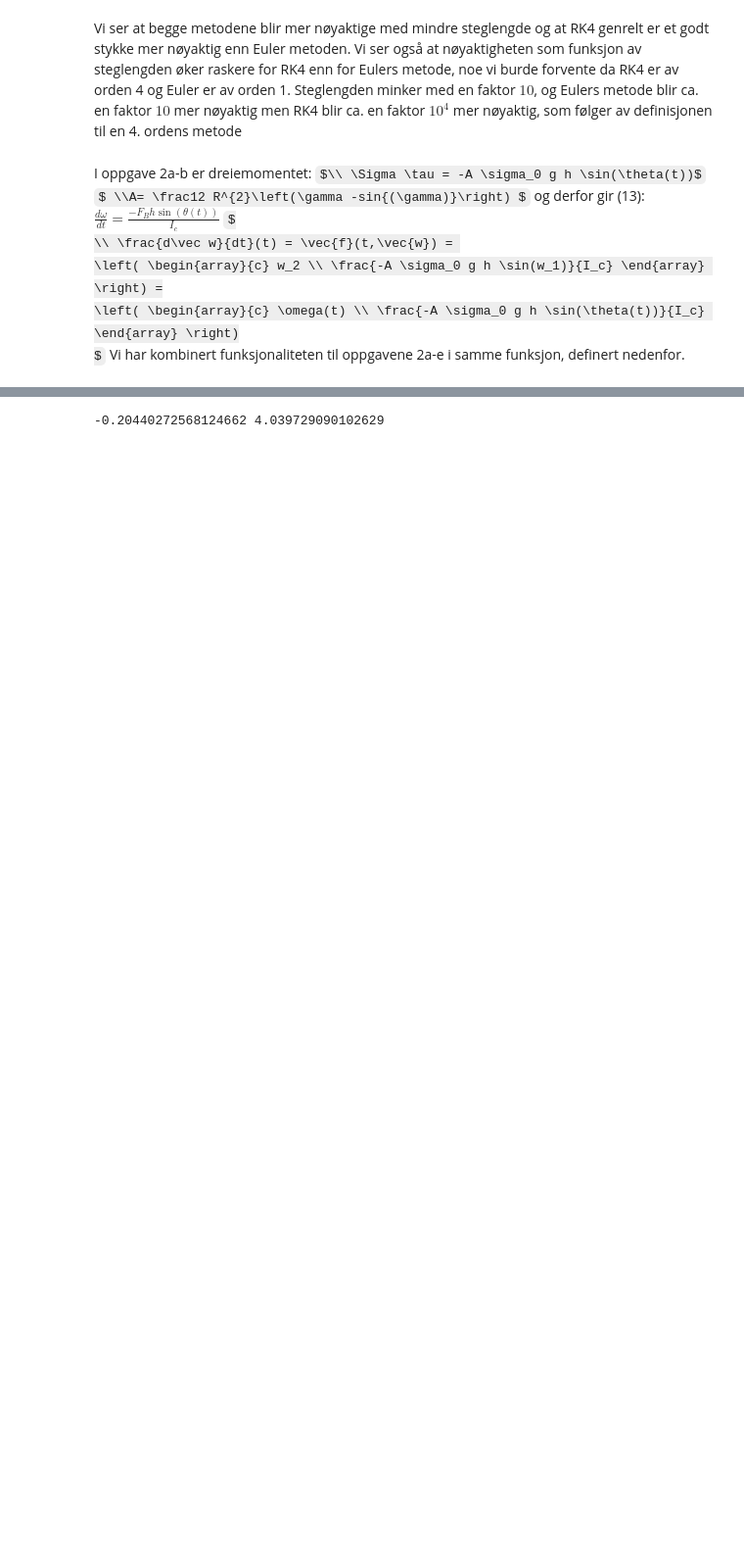
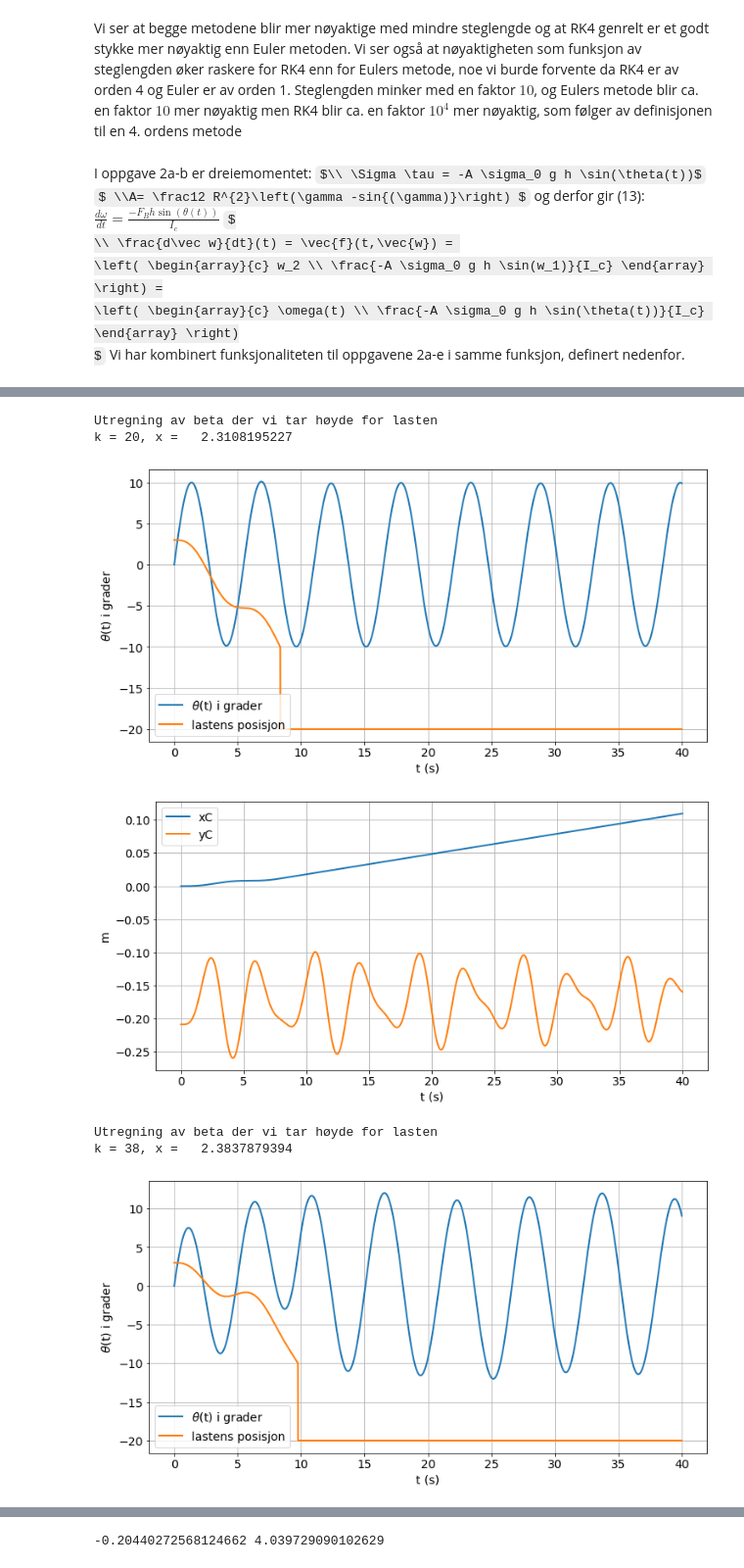
Before and after one commit to Vitenskapelige-Beregninger/Tekfys_prosjekt, a Jupyter notebook: tekfys.ipynb, the cells around one changed output, grey strips where cells are left out. Shown at 98% size. Drawn from its saved outputs; the diff is of its cells as text; code cells hidden in the pictures; some formulas as TeX source; blank space fills up the shorter version.

```diff
--- a/tekfys.ipynb
+++ b/tekfys.ipynb
@@ -379,0 +390,71 @@ Forskjellen på siste vinkelutslag mellom metodene er: 3.95 grader.
+# %%
+# Oppgave 2d
+theta0, omega0, sL0 = 0, 0.2, 3
+w0 = np.array([[theta0],[omega0]])
+h_step= 0.01
+
+# nye parametre
+last_ratio = 0.001
+mL = m*last_ratio
+mtot = m + mL
+IC = 1/2*mtot*R**2*(1-32/(9*np.pi**2)) # Skipets treghetsmoment
+FG = -mtot*g # Tyngdekraften
+
+def sector_last(beta_last):
+    return np.sin(beta_last) + np.pi*sigma*(1+last_ratio)/sigma0
+
+print('Utregning av beta der vi tar høyde for lasten')
+beta_last, steps_last = fixedpoint(sector_last, 2.31)
+
+
+
+w_last, t, sL, xC, yC = rk4_method_last(w0, 0, 40, h_step, beta_last, mL, sL = sL0)
+plt.plot(t, w_last[0]*180/np.pi, label = r'$\theta$(t) i grader')
+plt.plot(t, sL, label = 'lastens posisjon')
+plt.ylabel(r'$\theta$(t) i grader')
+plt.xlabel('t (s)') # Plotter
+plt.legend(loc = 3)
+plt.show()
+
+plt.plot(t, xC, label='xC')
+plt.plot(t, yC, label='yC')
+plt.ylabel('m')
+plt.xlabel('t (s)')
+plt.legend()
+plt.show()
+
+########################## neste masse ################################
+
+# nye parametre
+last_ratio = 0.08
+mL = m*last_ratio
+mtot = m + mL
+IC = 1/2*mtot*R**2*(1-32/(9*np.pi**2)) # Skipets treghetsmoment
+FG = -mtot*g # Tyngdekraften
+
+def sector_last(beta_last):
+    return np.sin(beta_last) + np.pi*sigma*(1+last_ratio)/sigma0
+
+print('Utregning av beta der vi tar høyde for lasten')
+beta_last, steps_last = fixedpoint(sector_last, 2.31)
+
+w_last, t, sL, xC, yC = rk4_method_last(w0, 0, 40, h_step, beta_last, mL, sL = sL0)
+plt.plot(t, w_last[0]*180/np.pi, label = r'$\theta$(t) i grader')
+plt.plot(t, sL, label = 'lastens posisjon')
+plt.ylabel(r'$\theta$(t) i grader')
+plt.xlabel('t (s)') # Plotter
+plt.legend(loc = 3)
+plt.show()
+plt.plot(t, yC, label='yC')
+plt.ylabel('m')
+plt.xlabel('t (s)')
+plt.legend(loc=2)
+plt.show()
+# %% [output]
+Utregning av beta der vi tar høyde for lasten
+k = 20, x =   2.3108195227
+[figure, added]
+[figure, added]
+Utregning av beta der vi tar høyde for lasten
+k = 38, x =   2.3837879394
+[figure, added]
```
Also changed, not shown: parts of 6 cells of this notebook.
